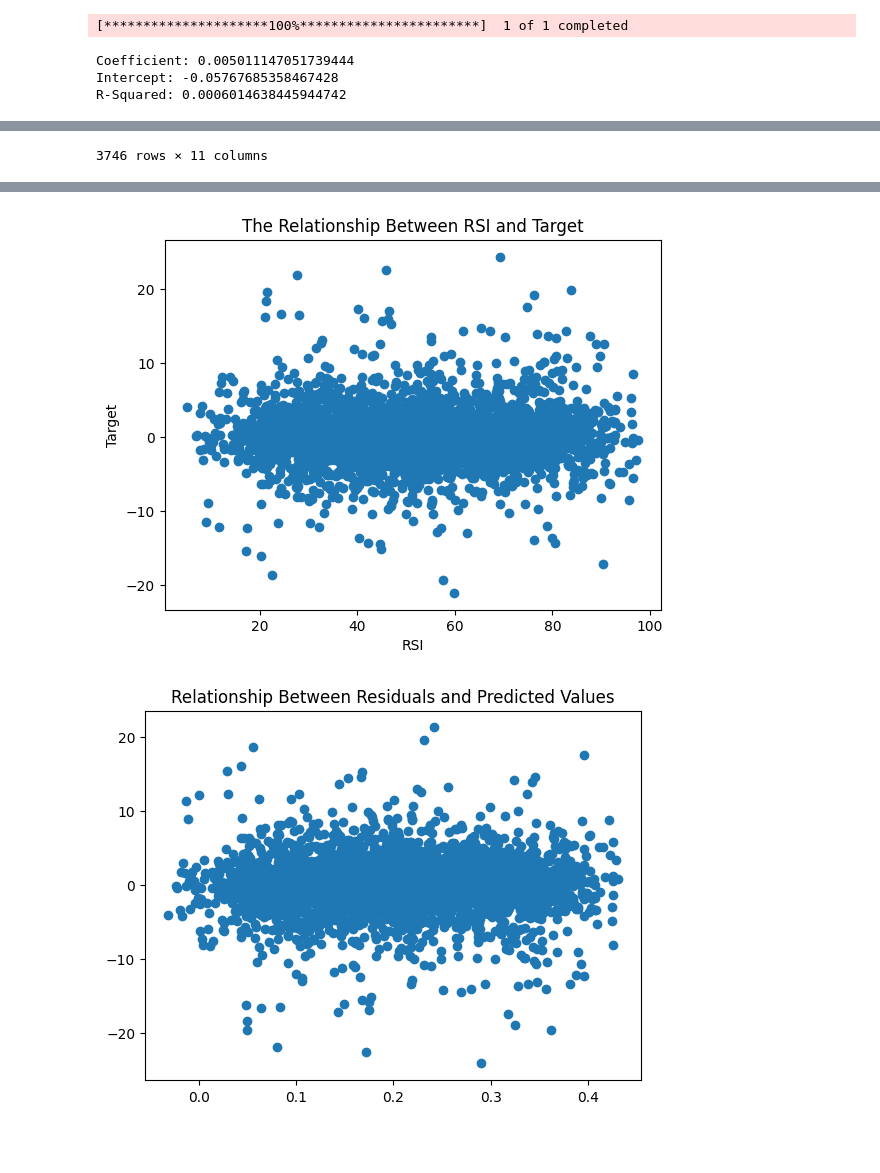
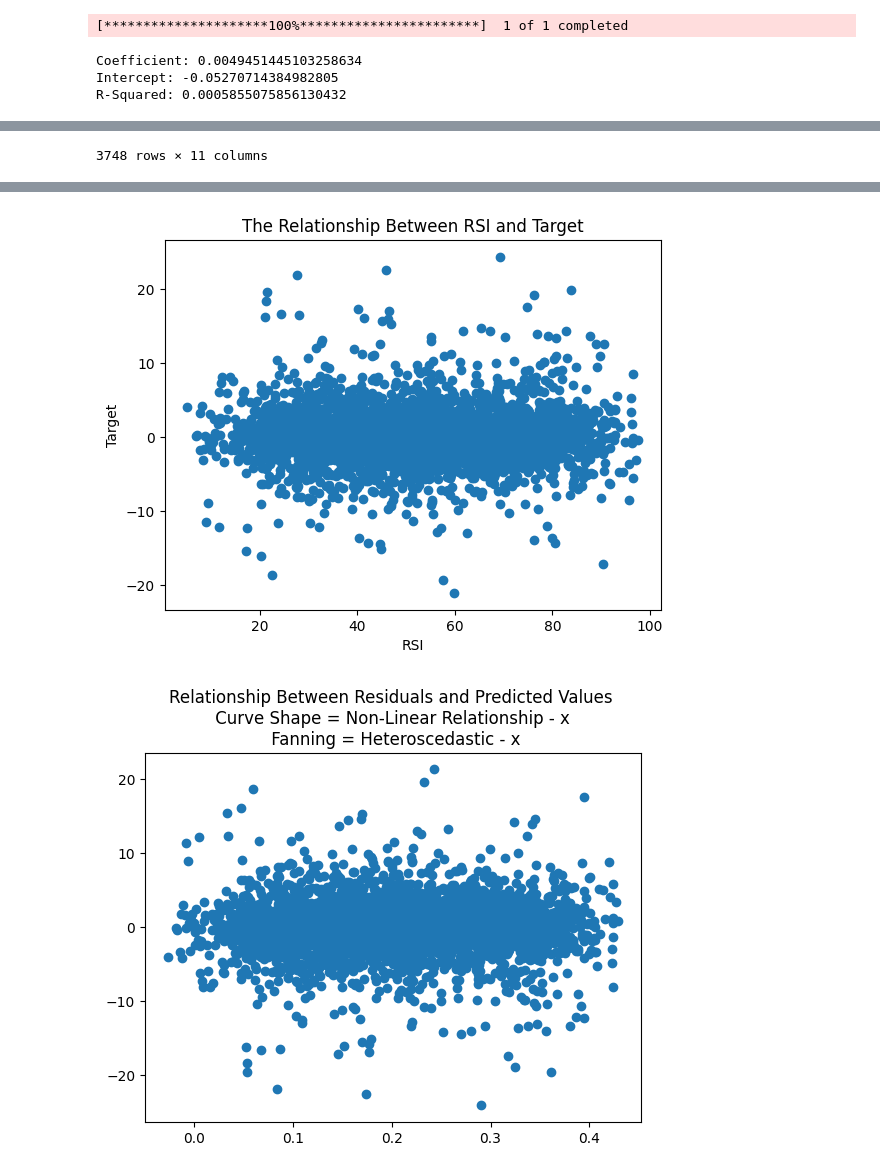
Before and after one commit to franciskamande-ai/MODELS, a Jupyter notebook: Reg_Validation.ipynb, the cells around one changed output, grey strips where cells are left out. Drawn from its saved outputs; the diff is of its cells as text; code cells hidden in the pictures; blank space fills up the shorter version.

```diff
--- a/Reg_Validation.ipynb
+++ b/Reg_Validation.ipynb
@@ -107,7 +107,7 @@ def generate_regression_output(df, features='RSI', target='Target'):
 
     return coefficient, intercept
 
-def test_linearity(df, coef, intercept):
+def test_linearity_homoscedasticity(df, coef, intercept):
 
     # information necessary
     df['Predictions'] = coef * df[f'{STRATEGY}'] + intercept
@@ -116,7 +116,9 @@ def test_linearity(df, coef, intercept):
     # plot relationship
     plt.figure()
     plt.scatter(df['Predictions'], df['Residuals'])
-    plt.title('Relationship Between Residuals and Predicted Values')
+    plt.title('Relationship Between Residuals and Predicted Values \n ' \
+        'Curve Shape = Non-Linear Relationship - x \n ' \
+        'Fanning = Heteroscedastic - x')
 
     return df
 
@@ -124,16 +126,25 @@ def test_independence(df):
 
     plt.figure()
     lag_plot(df['Residuals'].dropna())
-    plt.title('Lag Plot of Residuals')
+    plt.title('Lag Plot of Residuals \n Obvoius Relationship = Autocorrellation - x')
 
     return
+
+def test_normality(df):
+
+    plt.figure()
+    plt.hist(df['Residuals'], bins=50)
+    plt.title('Distribution of Residuals \n Skew = Non-Normal - x')
+
+    return df
 
 def main():
     df = get_data()
     df = add_target(df)
     df = add_RSI(df)
     fit_coef, fit_intercept = generate_regression_output(df)
-    df = test_linearity(df, coef=fit_coef, intercept=fit_intercept)
+    df = test_linearity_homoscedasticity(df, coef=fit_coef, intercept=fit_intercept)
+    df = test_normality(df)
     test_independence(df)
 
     return df
@@ -142,7 +153,7 @@ df = main()
 df
 # %% [output]
 [*********************100%***********************]  1 of 1 completed
-Coefficient: 0.005011147051739444
-Intercept: -0.05767685358467428
-R-Squared: 0.0006014638445944742
+Coefficient: 0.0049451445103258634
+Intercept: -0.05270714384982805
+R-Squared: 0.0005855075856130432
 | Price | Adj Close | Close | High | Low | Open | Volume | Close + 1 | Target | RSI | Predictions | ... |
@@ -160 +171 @@ R-Squared: 0.0006014638445944742
-3746 rows × 11 columns
+3748 rows × 11 columns
@@ -162,2 +173,2 @@ R-Squared: 0.0006014638445944742
 [figure]
-[figure, old version]
+[figure, new version]
```
Also changed, not shown: parts of 1 cell of this notebook, 1 other file.
